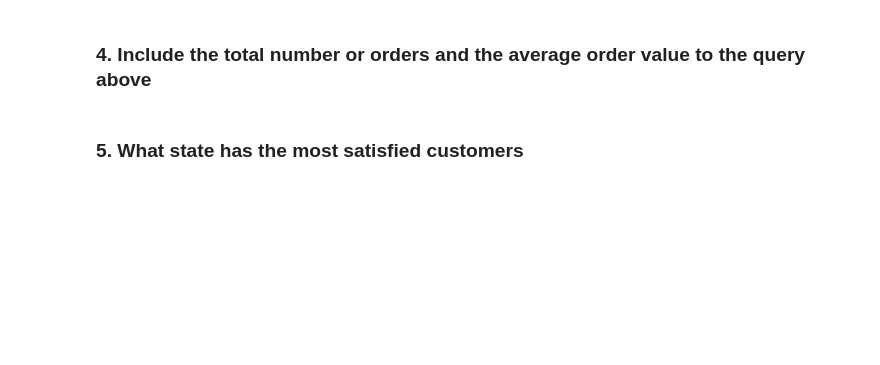
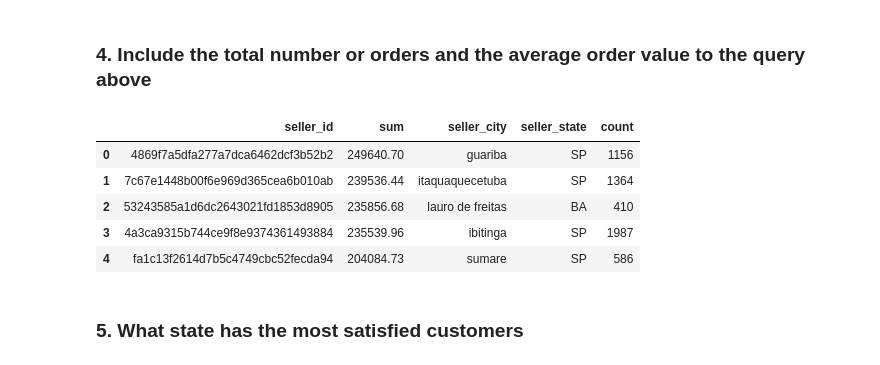
Before and after one commit to PicoNetworks/challenges, a Jupyter notebook: data_engineer/work/challenge.ipynb, the cells around one changed output. Saved outputs shown, nothing was run; the diff lists cells and outputs as text; code cells hidden in the pictures; blank space fills up the shorter version.

```diff
--- a/data_engineer/work/challenge.ipynb
+++ b/data_engineer/work/challenge.ipynb
@@ -70,2 +92,14 @@ db.query(sql)
+# %%
+sql = 'select order_items.seller_id, sum(price + freight_value), sellers.seller_city, sellers.seller_state, count(order_items.order_id), avg(price) from order_items LEFT OUTER JOIN sellers ON (order_items.seller_id = sellers.seller_id) group by order_items.seller_id, sellers.seller_city, sellers.seller_state Order by sum(price + freight_value) desc limit 5'
+db.query(sql)
+data = db.query(sql)
+pd.DataFrame(data).reindex(columns=['seller_id','sum','seller_city', 'seller_state', 'count'])
+# %% [output]
+|  | seller_id | sum | seller_city | seller_state | count |
+| 0 | 4869f7a5dfa277a7dca6462dcf3b52b2 | 249640.70 | guariba | SP | 1156 |
+| 1 | 7c67e1448b00f6e969d365cea6b010ab | 239536.44 | itaquaquecetuba | SP | 1364 |
+| 2 | 53243585a1d6dc2643021fd1853d8905 | 235856.68 | lauro de freitas | BA | 410 |
+| 3 | 4a3ca9315b744ce9f8e9374361493884 | 235539.96 | ibitinga | SP | 1987 |
+| 4 | fa1c13f2614d7b5c4749cbc52fecda94 | 204084.73 | sumare | SP | 586 |
 # %% [markdown]
 ### 5. What state has the most satisfied customers
```
Also changed, not shown: parts of 18 cells of this notebook, 4 other files.
